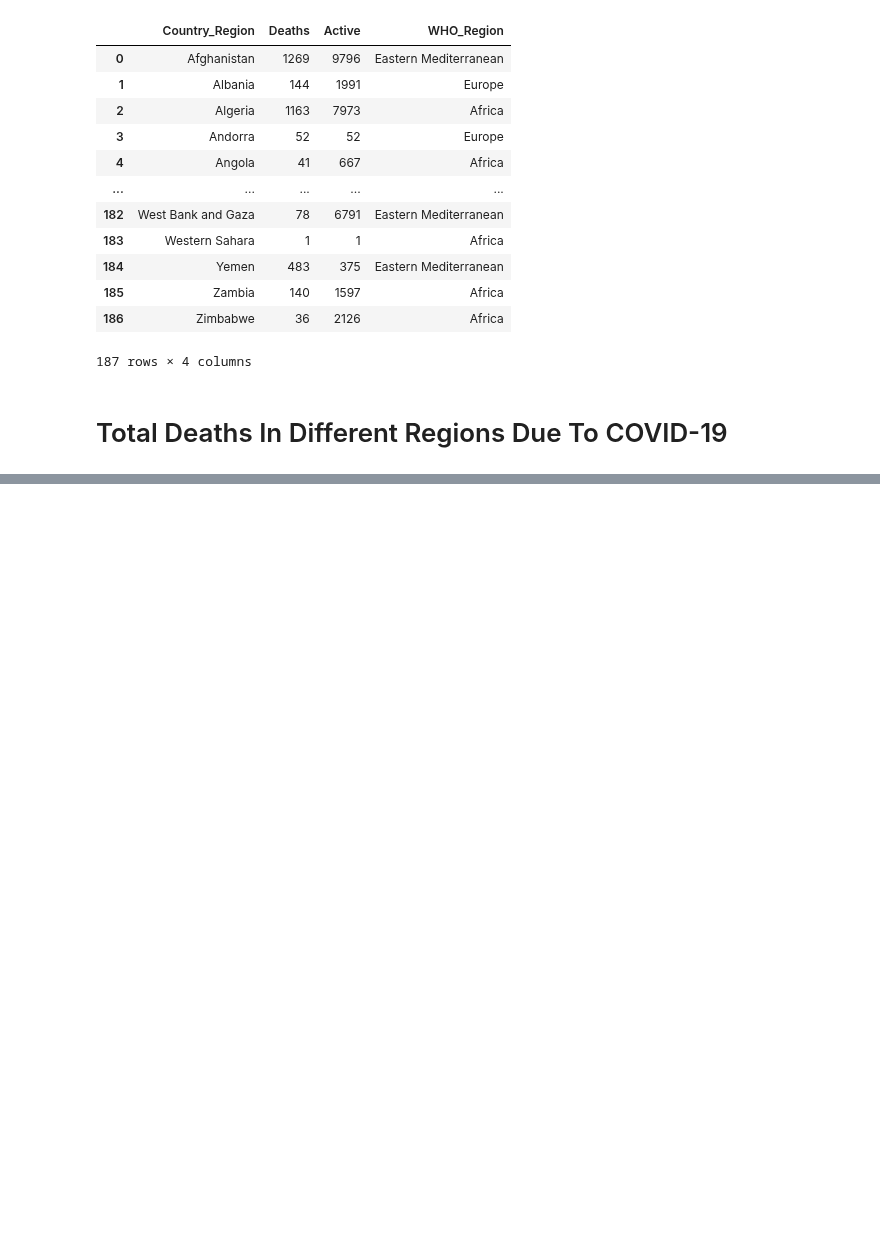
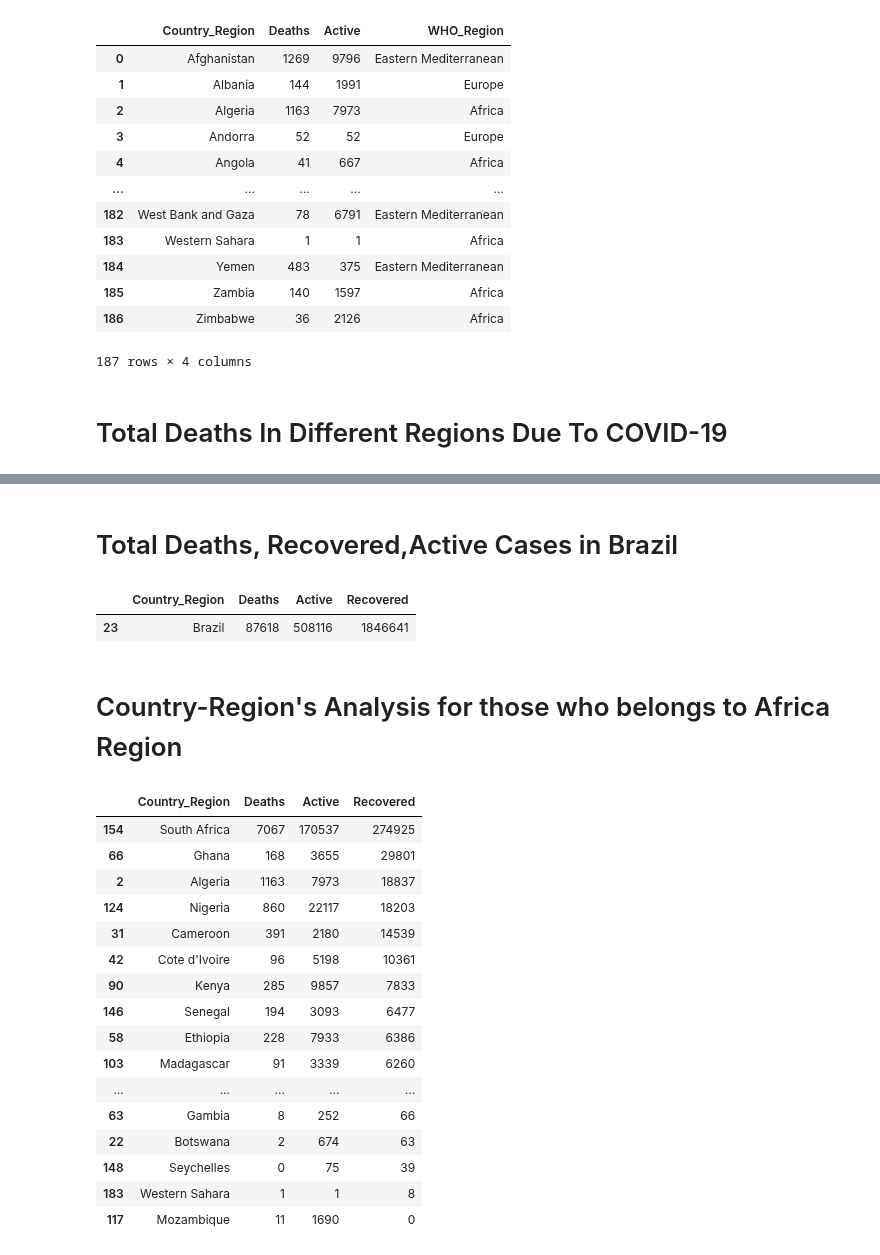
Before and after one commit to Arpan-tech-create/Exploratory_Data_Analysis, a Jupyter notebook: COVID 19.ipynb, the cells around one changed output, grey strips where cells are left out. Drawn from its saved outputs; the diff is of its cells as text; code cells hidden in the pictures; blank space fills up the shorter version.

```diff
--- a/COVID 19.ipynb
+++ b/COVID 19.ipynb
@@ -134,0 +173,38 @@ sns.barplot(x='WHO_Region',y='Recovered',data=read1)
+# %% [markdown]
+# Total Deaths, Recovered,Active Cases in Brazil
+# %%
+basic=read1[['Country_Region','Deaths','Active','Recovered']]
+reg=read1.Country_Region=='Brazil'
+# %%
+reg_df=basic[reg]
+new_reg=reg_df.sort_values(by=['Deaths'])
+new_reg
+# %% [output]
+|  | Country_Region | Deaths | Active | Recovered |
+| 23 | Brazil | 87618 | 508116 | 1846641 |
+# %% [markdown]
+# Country-Region's Analysis for those who belongs to Africa Region
+# %%
+fetch=read1.WHO_Region=='Africa'
+# %%
+fet_df=basic[fetch]
+new_fetch=fet_df.sort_values(by=['Recovered'],ascending=False)
+new_fetch
+# %% [output]
+|  | Country_Region | Deaths | Active | Recovered |
+| 154 | South Africa | 7067 | 170537 | 274925 |
+| 66 | Ghana | 168 | 3655 | 29801 |
+| 2 | Algeria | 1163 | 7973 | 18837 |
+| 124 | Nigeria | 860 | 22117 | 18203 |
+| 31 | Cameroon | 391 | 2180 | 14539 |
+| 42 | Cote d'Ivoire | 96 | 5198 | 10361 |
+| 90 | Kenya | 285 | 9857 | 7833 |
+| 146 | Senegal | 194 | 3093 | 6477 |
+| 58 | Ethiopia | 228 | 7933 | 6386 |
+| 103 | Madagascar | 91 | 3339 | 6260 |
+| ... | ... | ... | ... | ... |
+| 63 | Gambia | 8 | 252 | 66 |
+| 22 | Botswana | 2 | 674 | 63 |
+| 148 | Seychelles | 0 | 75 | 39 |
+| 183 | Western Sahara | 1 | 1 | 8 |
+| 117 | Mozambique | 11 | 1690 | 0 |
```
Also changed, not shown: parts of 9 cells of this notebook, 2 other files.
